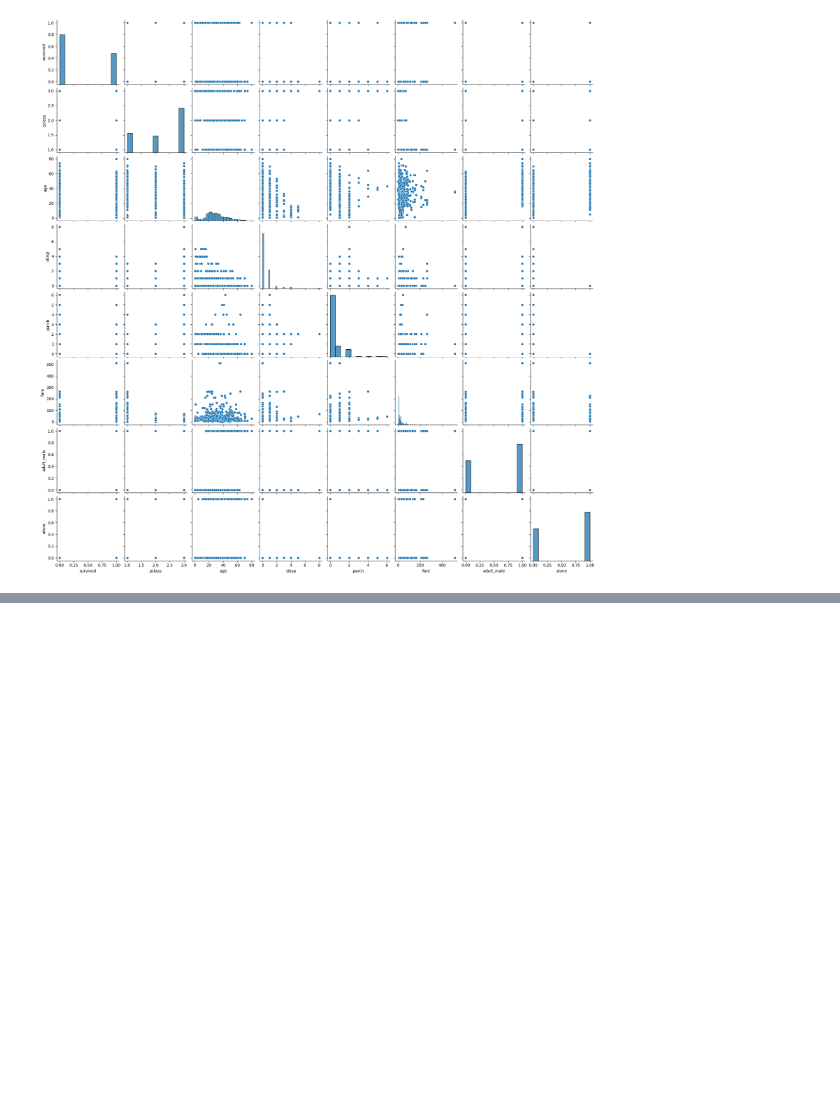
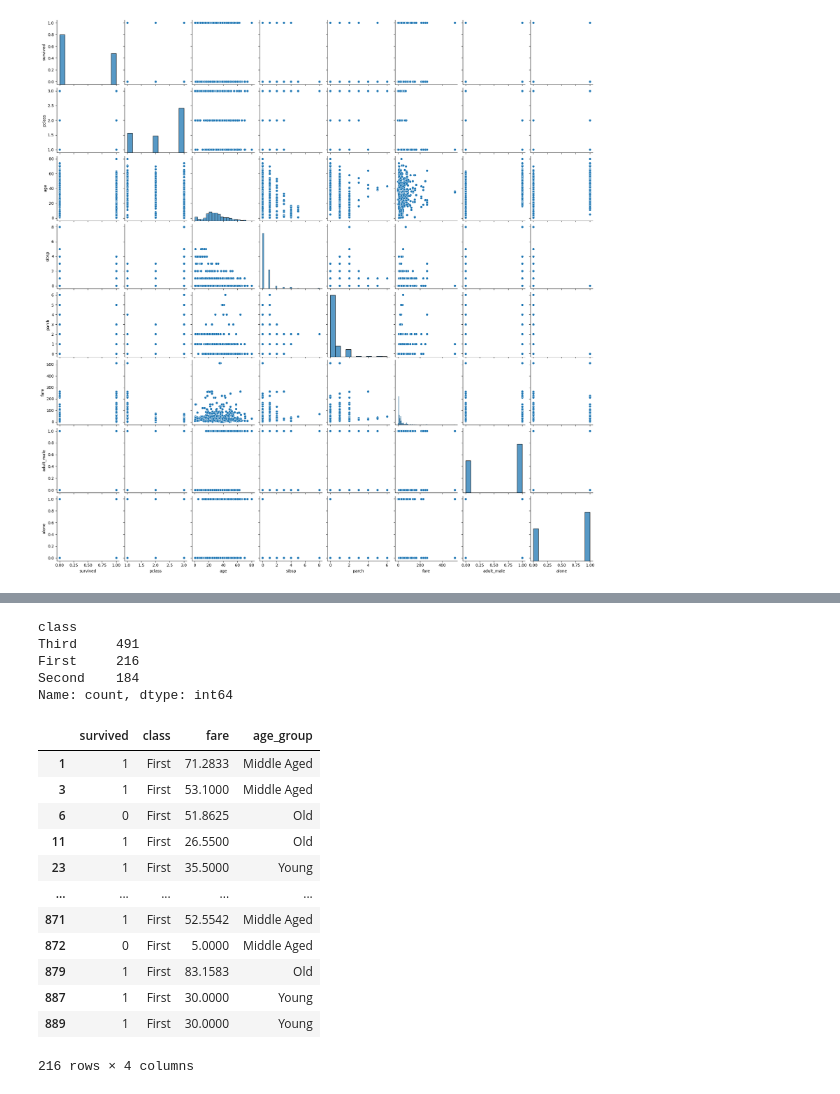
Before and after one commit to NaveedIqbalSandhu/python_data_science, a Jupyter notebook: 02_pandas .ipynb, the cells around one changed output, grey strips where cells are left out. Cells and saved outputs as stored; diff of their text form; code cells hidden in the pictures; blank space fills up the shorter version.

```diff
--- a/02_pandas .ipynb
+++ b/02_pandas .ipynb
@@ -219,0 +416,26 @@ sns.pairplot(df)
+# %%
+df_01['class'].value_counts()
+# %% [output]
+class
+Third     491
+First     216
+Second    184
+Name: count, dtype: int64
+# %%
+df_first=df_01[df_01['class']=='First']
+# %%
+df_first
+# %% [output]
+|  | survived | class | fare | age_group |
+| 1 | 1 | First | 71.2833 | Middle Aged |
+| 3 | 1 | First | 53.1000 | Middle Aged |
+| 6 | 0 | First | 51.8625 | Old |
+| 11 | 1 | First | 26.5500 | Old |
+| 23 | 1 | First | 35.5000 | Young |
+| ... | ... | ... | ... | ... |
+| 871 | 1 | First | 52.5542 | Middle Aged |
+| 872 | 0 | First | 5.0000 | Middle Aged |
+| 879 | 1 | First | 83.1583 | Old |
+| 887 | 1 | First | 30.0000 | Young |
+| 889 | 1 | First | 30.0000 | Young |
+216 rows × 4 columns
```
Also changed, not shown: parts of 36 cells of this notebook, 22 other files.
